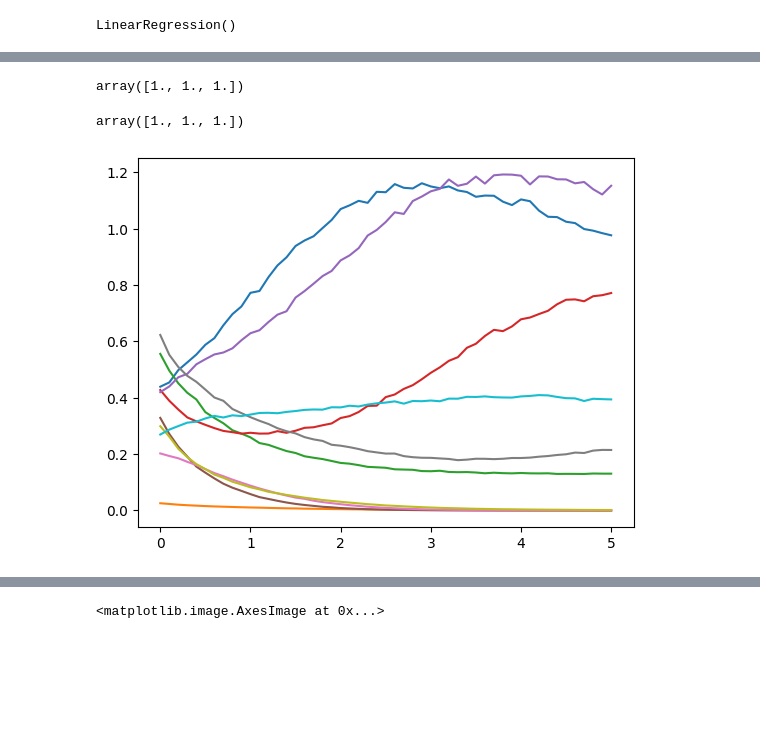
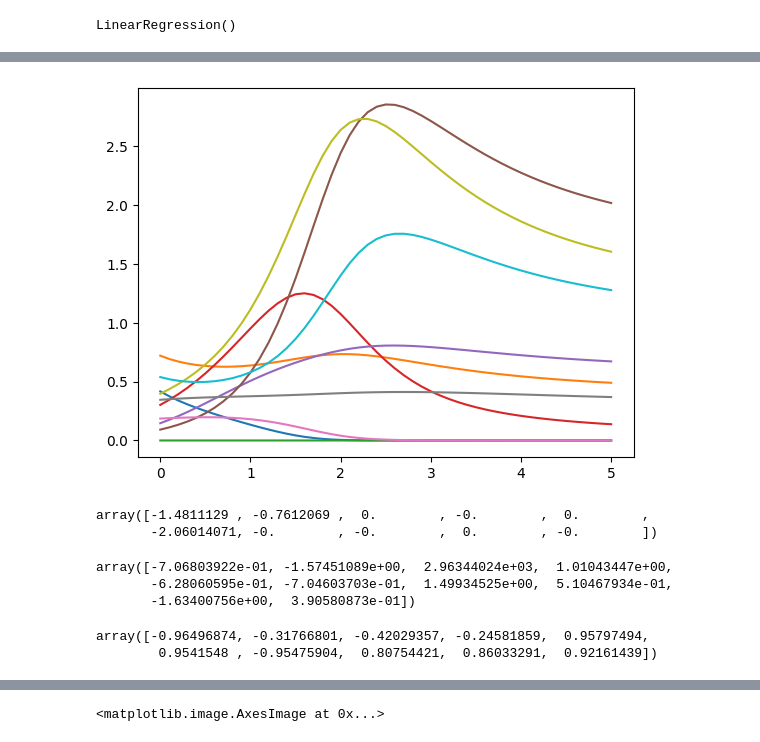
Before and after one commit to joaovaleriano/gLV_OED, a Jupyter notebook: notebooks/analysis_all_growth.ipynb, the cells around one changed output, grey strips where cells are left out. Drawn from its saved outputs; the diff is of its cells as text; code cells hidden in the pictures; blank space fills up the shorter version.

```diff
--- a/notebooks/analysis_all_growth.ipynb
+++ b/notebooks/analysis_all_growth.ipynb
@@ -914,0 +1217,3 @@ print((np.sign(true_A) == np.sign(reg2.coef_)).mean(), np.sqrt(((true_A-reg2.coe
+# %%
+reg2_coef_no_diag = np.concatenate([reg2.coef_[i,[j for j in range(n_sp) if j!=i]] for i in range(n_sp)])
+true_A_no_diag = np.concatenate([true_A[i,[j for j in range(n_sp) if j!=i]] for i in range(n_sp)])
@@ -914,0 +1306,21 @@ print((np.sign(true_A) == np.sign(reg2.coef_)).mean(), np.sqrt(((true_A-reg2.coe
+# %%
+l = np.zeros((20, 5))
+for j in range(5):
+    a2 = pd.read_csv(datafiles[2][j], index_col=0)
+    add_log_time_diff(a2)
+    y2 = a2.dropna()[[i for i in a2.columns if i[:2] == "sp"]].values
+    dlogydt2 = a2.dropna()[[i for i in a2.columns if i[:6] == "dlogsp"]].values
+
+    true_params = get_meta(open(meta    datafiles[2][j]).read().split("\n"))[
+    "parameters"]
+    true_A = true_params[n_sp:].reshape((n_sp, n_sp))
+
+    for i in range(20):
+        reg_ = lm.RidgeCV()
+        reg_.fit(y2[:30*(i+1)], dlogydt2[:30*(i+1)])
+
+        reg2_coef_no_diag = np.concatenate([reg_.coef_[i,[j for j in range(n_sp) if j!=i]] for i in range(n_sp)])
+        true_A_no_diag = np.concatenate([true_A[i,[j for j in range(n_sp) if j!=i]] for i in range(n_sp)])
+
+        l[i,j] = np.where((np.sign(reg2_coef_no_diag)==np.sign(true_A_no_diag)).flatten()[np.argsort(np.abs(reg2_coef_no_diag))][::-1]==0.)[0][0]
+plt.plot(l.mean(1), "-o")
@@ -914,0 +1330,7 @@ print((np.sign(true_A) == np.sign(reg2.coef_)).mean(), np.sqrt(((true_A-reg2.coe
+# %%
+l = []
+for i in range(1, 21):
+    reg_ = lm.RidgeCV()
+    reg_.fit(y[:30*i], dlogydt[:30*i])
+    l.append(np.where((np.sign(reg_.coef_)==np.sign(true_A)).flatten()[np.argsort(np.abs(reg_.coef_.flatten()))][::-1]==0.)[0][0])
+plt.plot(l, "-o")
@@ -1228,7 +1707,3 @@ array([4.24865438, 1.67699792, 0.31825906])
-# %%
--np.linalg.inv(A)@(-A.sum(1))
-# %% [output]
-array([1., 1., 1.])
 # %%
 @njit
 def euler(f, t, x_, p, n, dt):
@@ -1272,43 +1747,58 @@ def mse_grad(x, y, t, dt, p, n):
         s += (y[i]-pred)@pred_grad
 
     return -2*s/(x.shape[0]*x.shape[1])
-# %%
--np.linalg.inv(A)@r
-# %% [output]
-array([1., 1., 1.])
 # %%
 n_sp = 10
 
-np.random.seed(2)
+np.random.seed(1)
 x = np.random.uniform(0, 1, n_sp)
 A = np.random.normal(0, 1, (n_sp,n_sp))
-A -= np.eye(n_sp)*A + np.diag(np.abs(np.random.normal(0, 1, n_sp))*3)
+A -= np.eye(n_sp)*A + np.diag(np.abs(np.random.normal(0, 1, n_sp))*2)
+C = np.random.choice([0., 1.], (n_sp, n_sp), p=[0.7, 0.3])
+C -= C*np.eye(n_sp) - np.eye(n_sp)
+A = A*C
 r = np.random.uniform(0, 1, n_sp)
 # r = -A.sum(1)
 
 p = np.concatenate((r, A.flatten()))
 
 t = 0.
 t_hist = [t]
 x_hist = [x]
-dt = 0.01
+dt = 0.001
 n_steps = 50
-n_dt = 10
+n_dt = 100
 
 for i in range(n_steps):
     x = euler(glv_rhs, t, x, p, n_dt, dt)
     t += n_dt*dt
     x_hist.append(x)
     t_hist.append(t)
 
 x_hist = np.array(x_hist)
-x_hist += np.random.normal(0, 0.01, x_hist.shape)*x_hist
+# x_hist += np.random.normal(0, 0.01, x_hist.shape)*x_hist
 t_hist = np.array(t_hist)
 
 plt.plot(t_hist, x_hist)
 plt.show()
 # %% [output]
-[figure, old version]
+[figure, new version]
+# %%
+A[0]
+# %% [output]
+array([-1.4811129 , -0.7612069 ,  0.        , -0.        ,  0.        ,
+       -2.06014071, -0.        , -0.        ,  0.        , -0.        ])
+# %%
+reg.coef_[0]
+# %% [output]
+array([-7.06803922e-01, -1.57451089e+00,  2.96344024e+03,  1.01043447e+00,
+       -6.28060595e-01, -7.04603703e-01,  1.49934525e+00,  5.10467934e-01,
+       -1.63400756e+00,  3.90580873e-01])
+# %%
+np.corrcoef(np.hstack((np.diff(x_hist, axis=0)[:,[0]], x_hist[:-1])).T)[0,1:]
+# %% [output]
+array([-0.96496874, -0.31766801, -0.42029357, -0.24581859,  0.95797494,
+        0.9541548 , -0.95475904,  0.80754421,  0.86033291,  0.92161439])
 # %%
 reg = lm.LinearRegression()
 reg.fit(x_hist[:-1], np.diff(np.log(x_hist)/(n_dt*dt), axis=0))
```
Also changed, not shown: parts of 108 cells of this notebook, 11 other files.
